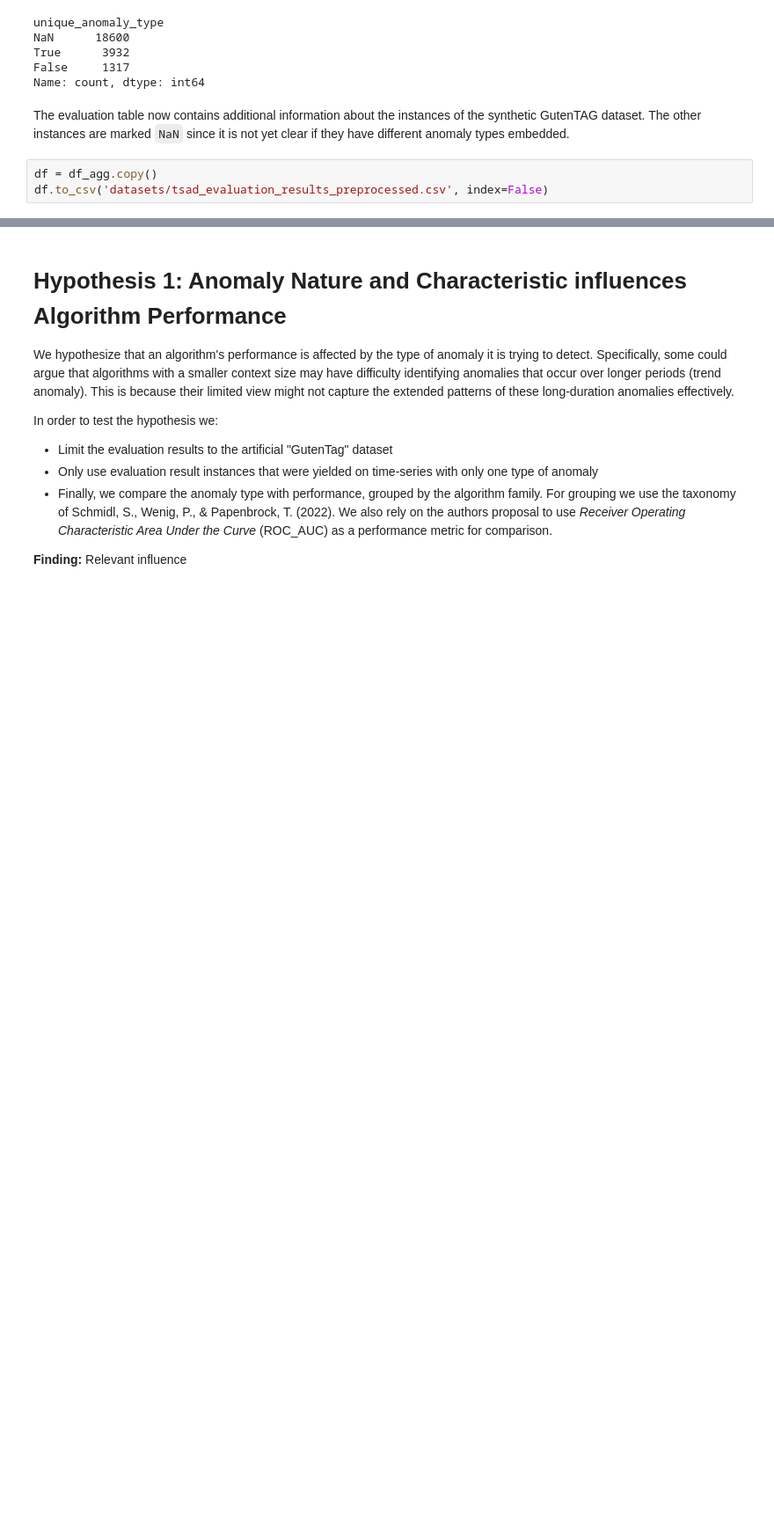
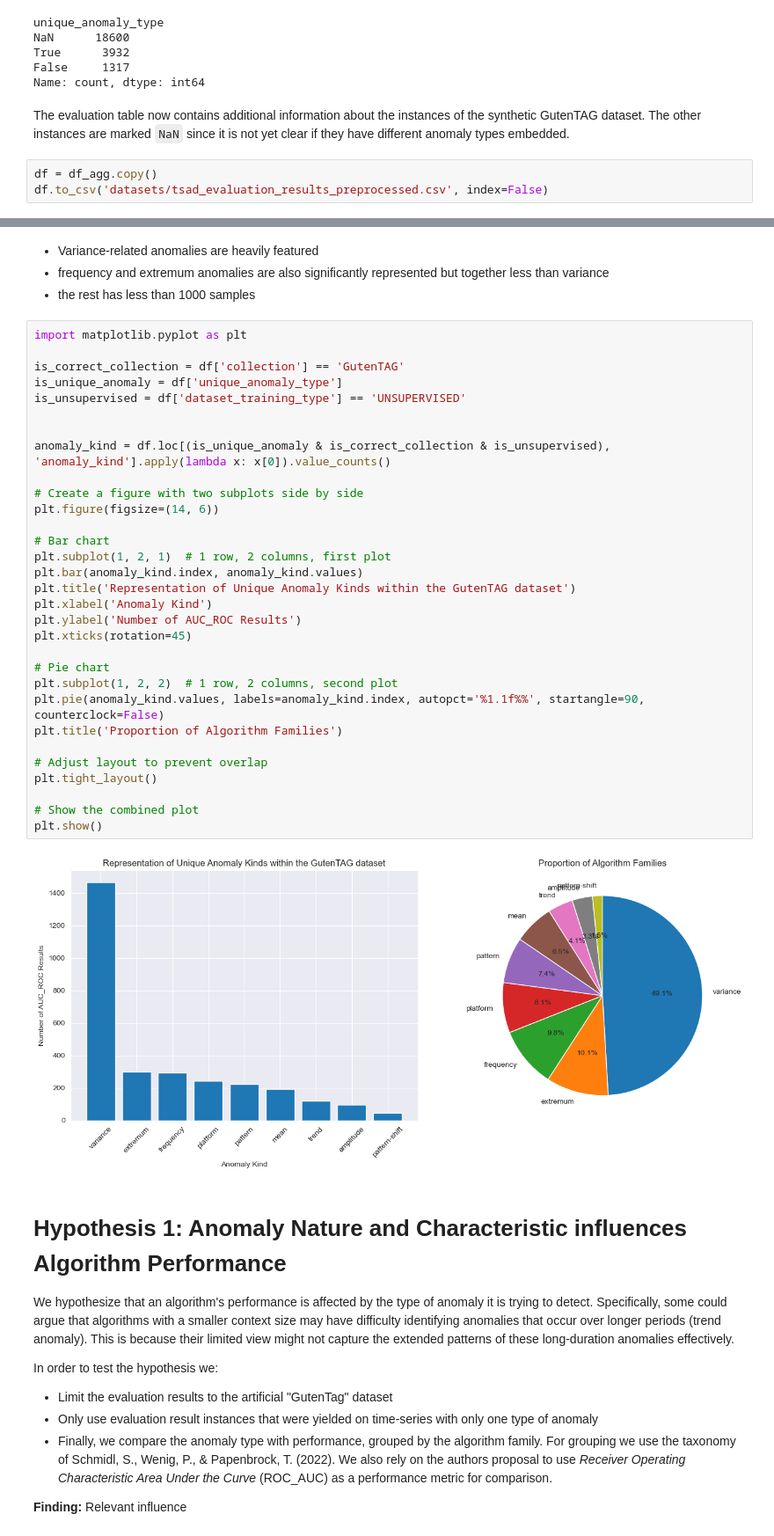
Before and after one commit to dhuber-dev/robust-univariate-ad, a Jupyter notebook: preprocessing_and_analysis_tsad_evaluation_results.ipynb, the cells around one changed output, grey strips where cells are left out. Shown at 88% size. Cells and saved outputs as stored; diff of their text form; blank space fills up the shorter version.

```diff
--- a/preprocessing_and_analysis_tsad_evaluation_results.ipynb
+++ b/preprocessing_and_analysis_tsad_evaluation_results.ipynb
@@ -166,3 +247,40 @@ df.to_csv('datasets/tsad_evaluation_results_preprocessed.csv', index=False)
+# %% [markdown]
+- Variance-related anomalies are heavily featured
+- frequency and extremum anomalies are also significantly represented but together less than variance
+- the rest has less than 1000 samples
+# %%
+import matplotlib.pyplot as plt
+
+is_correct_collection = df['collection'] == 'GutenTAG'
+is_unique_anomaly = df['unique_anomaly_type']
+is_unsupervised = df['dataset_training_type'] == 'UNSUPERVISED'
+
+
+anomaly_kind = df.loc[(is_unique_anomaly & is_correct_collection & is_unsupervised), 'anomaly_kind'].apply(lambda x: x[0]).value_counts()
+
+# Create a figure with two subplots side by side
+plt.figure(figsize=(14, 6))
+
+# Bar chart
+plt.subplot(1, 2, 1)  # 1 row, 2 columns, first plot
+plt.bar(anomaly_kind.index, anomaly_kind.values)
+plt.title('Representation of Unique Anomaly Kinds within the GutenTAG dataset')
+plt.xlabel('Anomaly Kind')
+plt.ylabel('Number of AUC_ROC Results')
+plt.xticks(rotation=45)
+
+# Pie chart
+plt.subplot(1, 2, 2)  # 1 row, 2 columns, second plot
+plt.pie(anomaly_kind.values, labels=anomaly_kind.index, autopct='%1.1f%%', startangle=90, counterclock=False)
+plt.title('Proportion of Algorithm Families')
+
+# Adjust layout to prevent overlap
+plt.tight_layout()
+
+# Show the combined plot
+plt.show()
+# %% [output]
+[figure, added]
 # %% [markdown]
 # Hypothesis 1: Anomaly Nature and Characteristic influences Algorithm Performance
 
```
Also changed, not shown: parts of 5 cells of this notebook.
